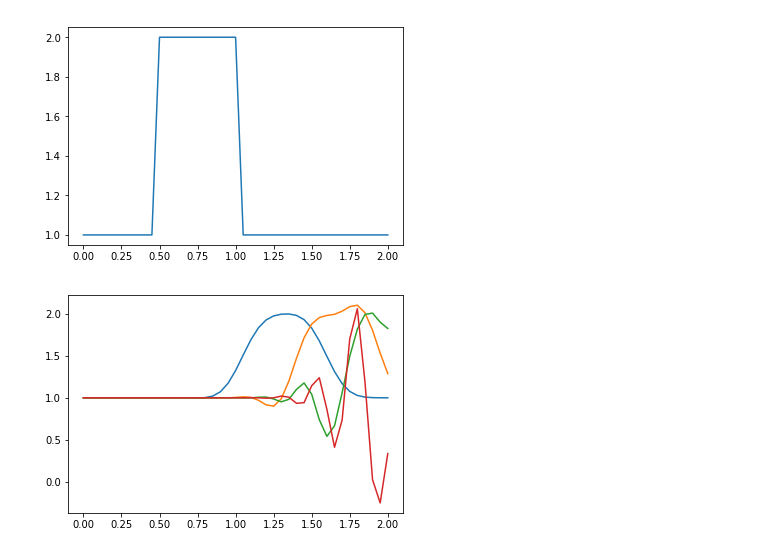
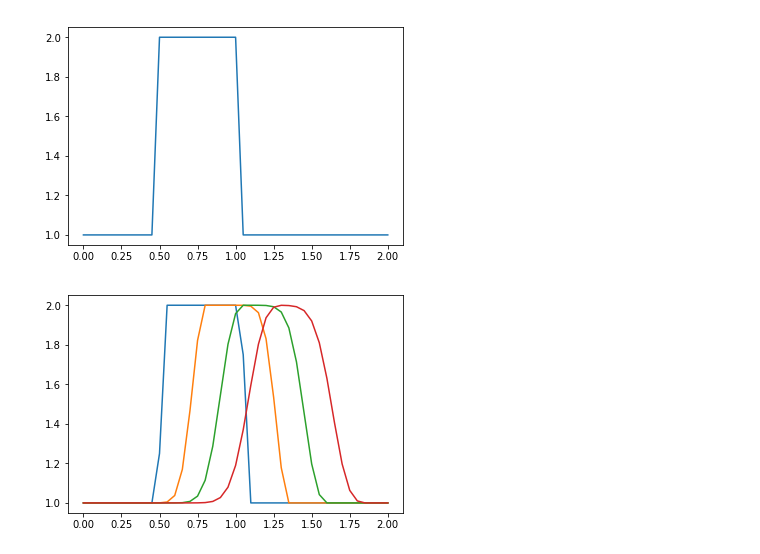
Before and after one commit to Naruu/Navier-Stokes, a Jupyter notebook: Step1.ipynb, the cells around one changed output. Drawn from its saved outputs; the diff is of its cells as text; code cells hidden in the pictures.

```diff
--- a/Step1.ipynb
+++ b/Step1.ipynb
@@ -18,7 +31,7 @@ nx = 41
 dx = 2 / (nx - 1)
 nt = 20
 dt = .025
-c = 3
+c = 1.5
 # %%
 u = np.ones(nx)
 u[int(.5/dx) : int(1 / dx + 1)] = 2
@@ -32,15 +45,17 @@ plt.plot(np.linspace(0, 2, nx),u)
 [<matplotlib.lines.Line2D at 0x...>]
 [figure]
 # %%
+u = np.ones(nx)
+u[int(.5/dx) : int(1 / dx + 1)] = 2
 un = np.ones(nx)
 
 fig, axes = plt.subplots()
 
 for n in range(nt):
     un = u.copy()
     for i in range(1, nx):
         u[i] = un[i] - c * dt / dx * (un[i] - un[i-1])
     if not n%5:
         plt.plot(np.linspace(0,2,nx), u)
 # %% [output]
-[figure, old version]
+[figure, new version]
```
Also changed, not shown: parts of 5 cells of this notebook.
